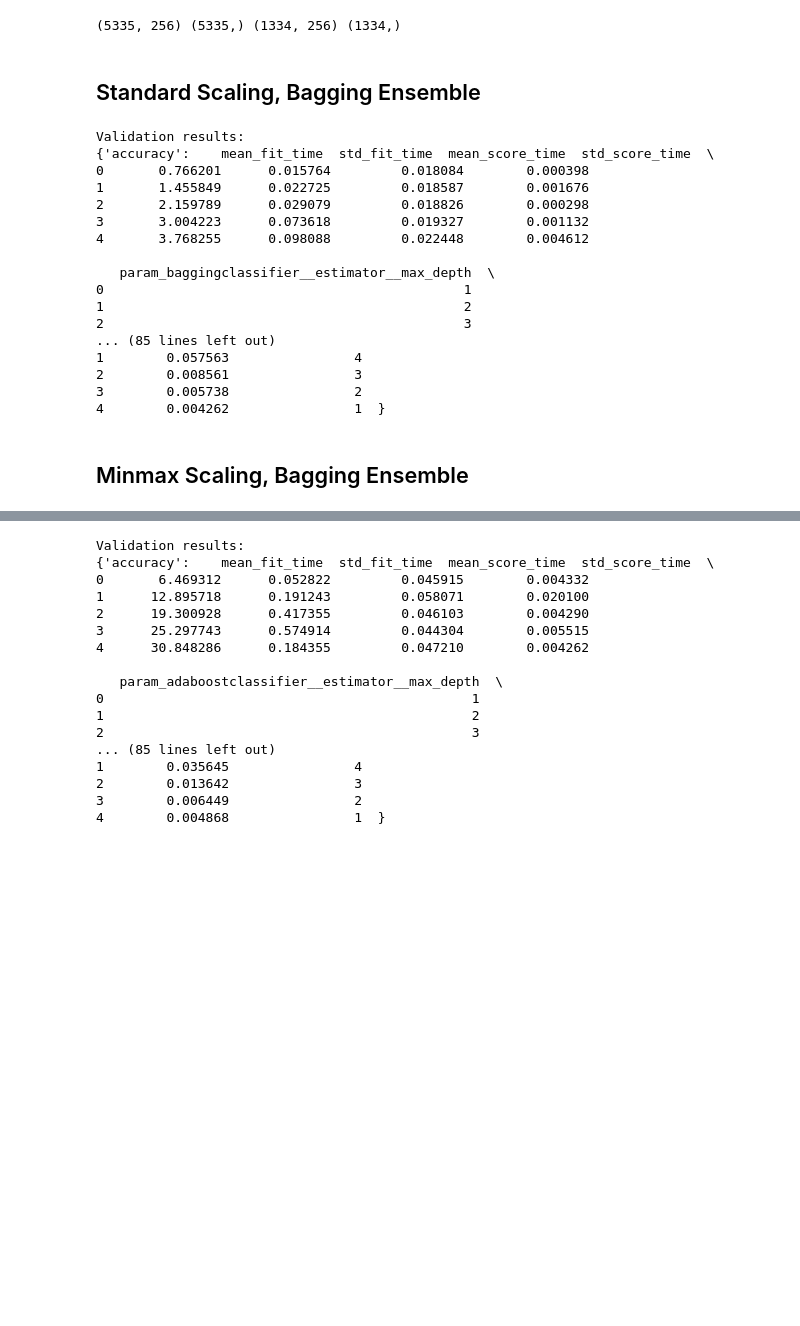
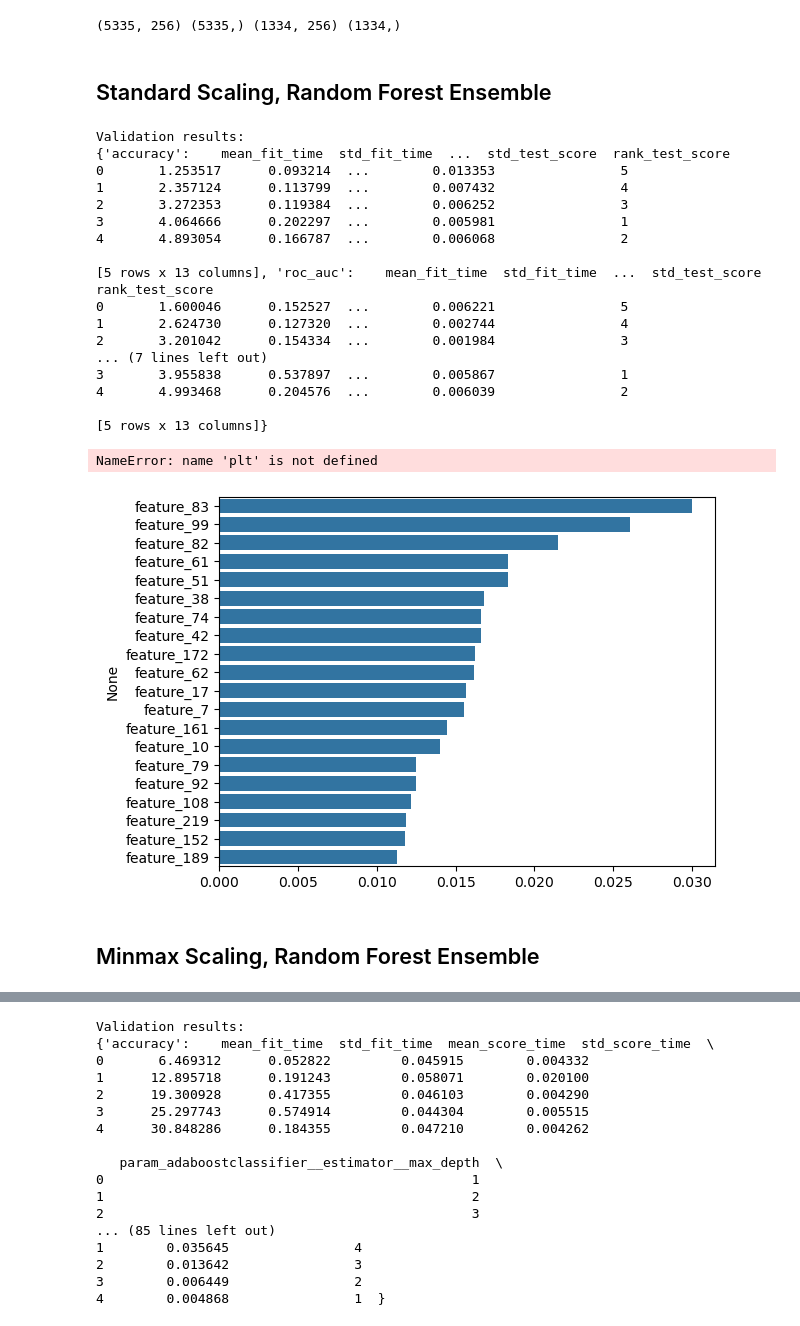
Before and after one commit to Cristian-Leyva/CSE546-FinalProject, a Jupyter notebook: decisiontrees.ipynb, the cells around one changed output, grey strips where cells are left out. Saved outputs shown, nothing was run; the diff lists cells and outputs as text; code cells hidden in the pictures; blank space fills up the shorter version.

Commit message:
Updated ensemble methods

```diff
--- a/decisiontrees.ipynb
+++ b/decisiontrees.ipynb
@@ -19,17 +18,17 @@ print(X_train.shape, y_train.shape, X_test.shape, y_test.shape)
 # %% [output]
 (5335, 256) (5335,) (1334, 256) (1334,)
 # %% [markdown]
-## Standard Scaling, Bagging Ensemble
+## Standard Scaling, Random Forest Ensemble
 # %%
 ## Simple example of running an experiment
 # Create a pipeline
 pipe_standard_bagging = make_pipeline(
     StandardScaler(),
-    BaggingClassifier(DecisionTreeClassifier(random_state=0), random_state=0)
+    RandomForestClassifier(random_state=0)
 )
 # Define parameters and options
 param_grid = {
-    'baggingclassifier__estimator__max_depth': [1, 2, 3, 4, 5]
+    'randomforestclassifier__max_depth': [1, 2, 3, 4, 5]
 }
 # Get results for grid search with each of the 3 required scoring metrics
 results = validation_scores(pipe_standard_bagging, param_grid, X_train, y_train)
@@ -38,24 +37,56 @@ print('Validation results:')
 print(results)
 # %% [output]
 Validation results:
-{'accuracy':    mean_fit_time  std_fit_time  mean_score_time  std_score_time  \
-0       0.766201      0.015764         0.018084        0.000398
-1       1.455849      0.022725         0.018587        0.001676
-2       2.159789      0.029079         0.018826        0.000298
-3       3.004223      0.073618         0.019327        0.001132
-4       3.768255      0.098088         0.022448        0.004612
+{'accuracy':    mean_fit_time  std_fit_time  ...  std_test_score  rank_test_score
+0       1.253517      0.093214  ...        0.013353                5
+1       2.357124      0.113799  ...        0.007432                4
+2       3.272353      0.119384  ...        0.006252                3
+3       4.064666      0.202297  ...        0.005981                1
+4       4.893054      0.166787  ...        0.006068                2
 
-   param_baggingclassifier__estimator__max_depth  \
-0                                              1
-1                                              2
-2                                              3
-... (85 lines left out)
-1        0.057563                4
-2        0.008561                3
-3        0.005738                2
-4        0.004262                1  }
+[5 rows x 13 columns], 'roc_auc':    mean_fit_time  std_fit_time  ...  std_test_score  rank_test_score
+0       1.600046      0.152527  ...        0.006221                5
+1       2.624730      0.127320  ...        0.002744                4
+2       3.201042      0.154334  ...        0.001984                3
+... (7 lines left out)
+3       3.955838      0.537897  ...        0.005867                1
+4       4.993468      0.204576  ...        0.006039                2
+
+[5 rows x 13 columns]}
+# %%
+import numpy as np
+import seaborn as sns
+
+pipe_standard_bagging_fitted = make_pipeline(
+    StandardScaler(),
+    RandomForestClassifier(random_state=0, max_depth=4)
+)
+pipe_standard_bagging_fitted.fit(X_train, y_train)
+rfModel = pipe_standard_bagging_fitted.named_steps['randomforestclassifier']
+
+importances = np.mean([
+    tree.feature_importances_ for tree in rfModel.estimators_
+], axis=0)
+
+feature_names = X_train.columns
+sorted_indices = np.argsort(importances)[::-1]  # Indices of features sorted by importance
+
+# Extract top 10 features
+top_20_indices = sorted_indices[:20]
+top_20_features = feature_names[top_20_indices]
+top_20_importances = importances[top_20_indices]
+
+# Plot
+sns.barplot(x=top_20_importances, y=top_20_features)
+plt.title('Feature Importances')
+plt.xlabel('Importance')
+plt.ylabel('Features')
+plt.show()
+# %% [output]
+NameError: name 'plt' is not defined
+[figure, added]
 # %% [markdown]
-## Minmax Scaling, Bagging Ensemble
+## Minmax Scaling, Random Forest Ensemble
 # %%
 pipe_minmax_bagging = make_pipeline(
     MinMaxScaler(),
```
Also changed, not shown: parts of 6 cells of this notebook.
